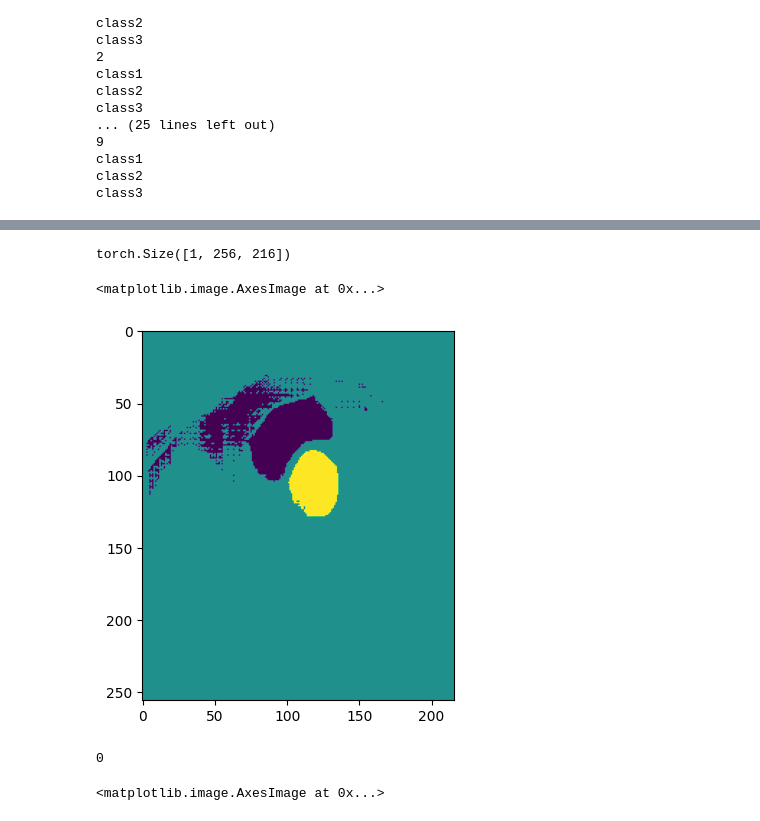
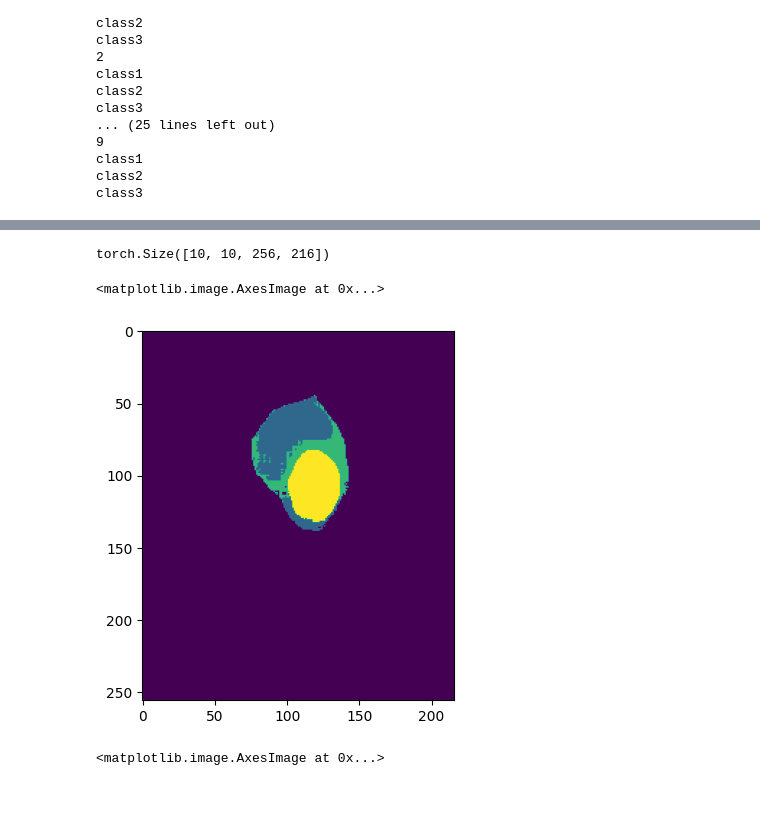
Before and after one commit to ThanhNguyen140/SAM_evaluation, a Jupyter notebook: thanh/test_pipeline.ipynb, the cells around one changed output, grey strips where cells are left out. Saved outputs shown, nothing was run; the diff lists cells and outputs as text; code cells hidden in the pictures.

```diff
--- a/thanh/test_pipeline.ipynb
+++ b/thanh/test_pipeline.ipynb
@@ -59,4 +59,4 @@ prompt_class_1[8]
 # %%
 test = analyze(embeddings,ground_truths)
 # %%
-masks,class1,class2,class3 = test.generate_masks(prompt_class_1,prompt_class_2,prompt_class_3,10)
+masks= test.generate_masks(prompt_class_1,prompt_class_2,prompt_class_3,10)
@@ -74,21 +63,16 @@ torch.Size([10, 3, 256, 216])
-# %%
-print(masks[0][0].shape)
-mask = masks[0][0].cpu().numpy()
-# %% [output]
-torch.Size([1, 256, 216])
+# %%
+masks.shape
+# %% [output]
+torch.Size([10, 10, 256, 216])
+# %%
+masks = masks.cpu()
 # %%
 # Mask prediction after calculating logits
 import matplotlib.pyplot as plt
-plt.imshow(mask[0,:,:])
+plt.imshow(masks[0,2,:,:])
 # %% [output]
 <matplotlib.image.AxesImage at 0x...>
-[figure, old version]
+[figure, new version]
-# %%
-# Class 2 was the whole back ground
-# Class 3 has no pixels
-len(mask[mask == 3])
-# %% [output]
-0
 # %%
 plt.imshow(ground_truths[0,:,:])
 # %% [output]
```
Also changed, not shown: parts of 9 cells of this notebook, 1 other file.
